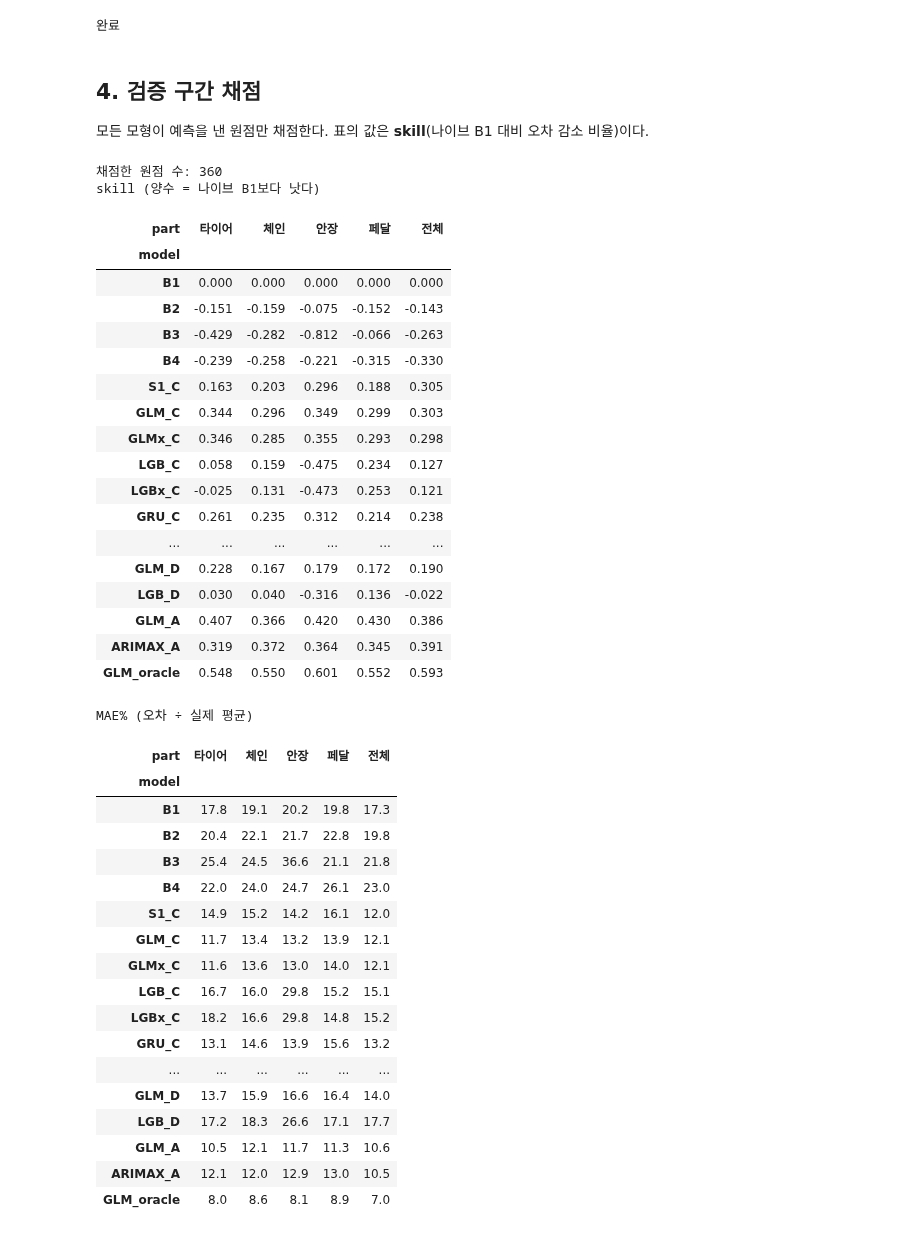
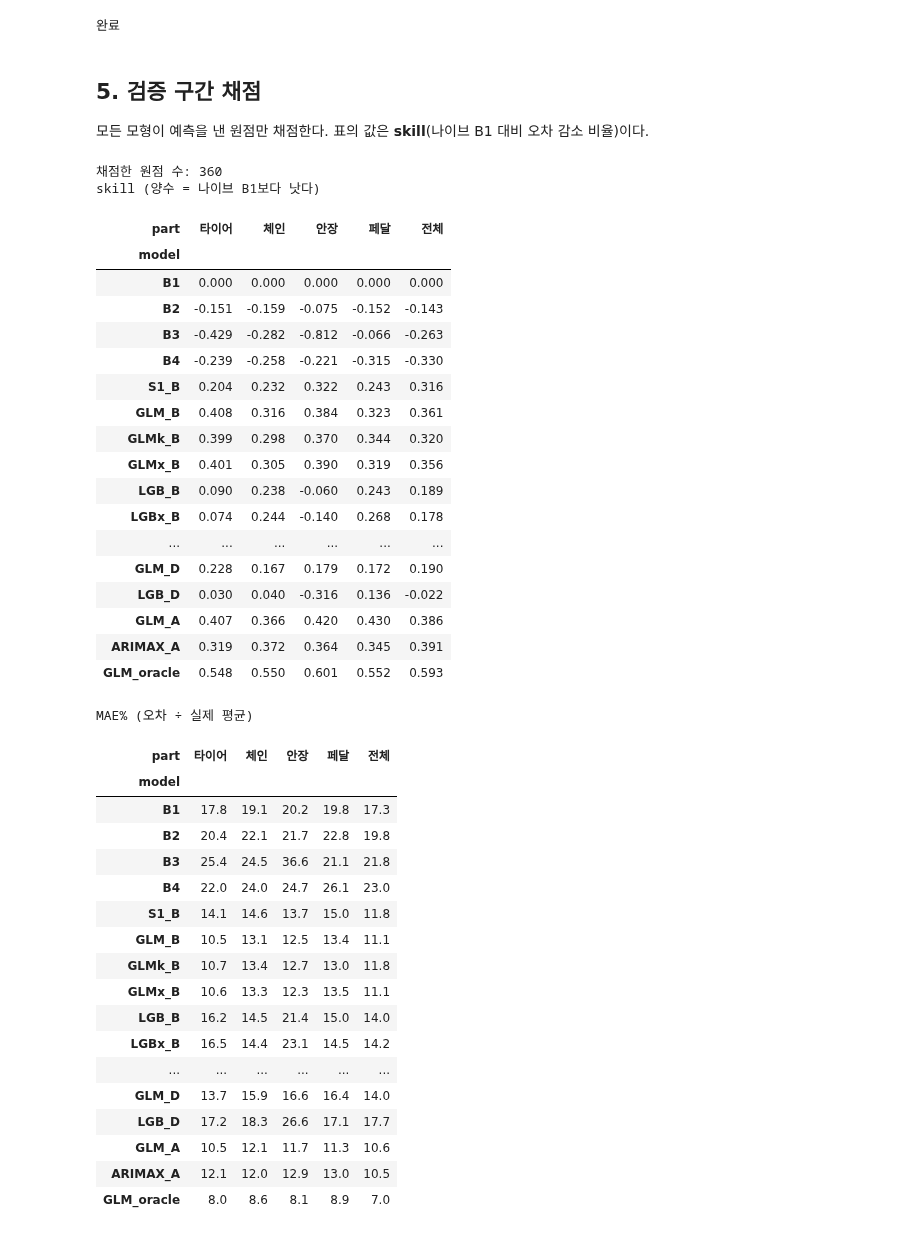
Before and after one commit to Junyeop-Shin/dareungi, a Jupyter notebook: notebooks/1C_forecast.ipynb, the cells around one changed output. Cells and saved outputs as stored; diff of their text form; code cells hidden in the pictures.

```diff
--- a/notebooks/1C_forecast.ipynb
+++ b/notebooks/1C_forecast.ipynb
@@ -186,27 +213,22 @@ print("음이항 모형의 alpha(흩어짐):", {PARTS[k]: round(v, 4) for k, v i
 음이항 모형의 alpha(흩어짐): {'타이어': 0.0079, '체인': 0.0156, '안장': 0.0074, '페달': 0.011, '전체': 0.0144}
 # %%
 # --- LightGBM ---------------------------------------------------------------------------
-# 학습은 실측 날씨(A)로 만든 특성으로, 예측은 시나리오 값으로 만든 특성으로 한다
 F_tr = future_frame(m, ti, "A"); E_tr_nowx = np.asarray(expo_model_nowx.predict(F_tr))
-F_trC = future_frame(m, ti, "C")                    # 학습 원점의 '예보 오차가 섞인' 미래 7일 표
-# 학습 원점의 대여량 예측은 교차 예측으로 만든다(대여량 모형이 자기가 학습한 날을 예측하면 실제보다 너무 잘 맞기 때문. py/fc_expo.py의 expo_oof 참고)
-E_tr = expo_oof(rows_C, F_trC, ROUNDS)
-E_tr0 = np.asarray(expo_model.predict(F_tr))        # 비교용(GRU0): 처음 쓰던 대여량 모형
-_w = lambda f, e: pd.Series(np.asarray(e)).groupby(f.oi.to_numpy()).sum().to_numpy()
-_a = F_tr.groupby("oi").rentals.sum().to_numpy()
-print("학습 원점에서 주간 대여량 예측 오차율: 교차 예측", round(float(np.abs(_w(F_trC, E_tr) - _a).mean() / _a.mean() * 100), 2), "% (검증 구간의 오차율과 비슷해야 한다)")
-lgb_imp, lgb_rounds = {}, {}
+# 학습 원점의 대여량 예측: K2(음이항)는 자기 학습 자료를 다시 예측해도 크게 유리하지 않아 그대로 쓴다
+E_tr = k2_pred(F_trB)
+_w = lambda f, e: pd.Series(np.asarray(e)).groupby(f.oi.to_numpy()).sum().to_numpy(); _a = F_tr.groupby("oi").rentals.sum().to_numpy()
+print("학습 원점에서 주간 대여량 예측 오차율(K2, 기상청 예보):", round(float(np.abs(_w(F_trB, E_tr) - _a).mean() / _a.mean() * 100), 2), "%")
+lgb_imp, lgb_rounds_ = {}, {}
 for part in PARTS:
     yb = base[base.part == part][["i", "y"]].rename(columns={"i": "oi"})
-    tr = week_feats(m, part, F_tr, E_tr).merge(yb, on="oi")
-    va = {scn: week_feats(m, part, F[scn], E[scn]).merge(yb, on="oi") for scn in "AC"}
-    out, imp, rounds = fit_predict_lgb(tr, va["C"], LGB_BASE + LGB_WX, HOLD_FROM)
-    add(out, part, "LGB_C"); lgb_imp[PARTS[part]] = imp; lgb_rounds[PARTS[part]] = rounds
-    out, imp_x, _ = fit_predict_lgb(tr, va["C"], LGB_BASE + LGB_WX + LGB_EXTRA, HOLD_FROM)
-    add(out, part, "LGBx_C"); lgb_imp[PARTS[part] + " (x)"] = imp_x
-    # 날씨 없음: 날씨 특성을 빼고, 대여량 예측도 날씨 없는 모형의 것
+    tr = week_feats(m, part, F_tr, E_tr).merge(yb, on="oi")                  # 학습 특성: 날씨는 실측, 대여량은 예측
+    va = week_feats(m, part, F["B"], E["B"]).merge(yb, on="oi")
+    out, imp, rounds = fit_predict_lgb(tr, va, LGB_BASE + LGB_WX, HOLD_FROM)
+    add(out, part, "LGB_B"); lgb_imp[PARTS[part]] = imp; lgb_rounds_[PARTS[part]] = rounds
+    out, imp_x, _ = fit_predict_lgb(tr, va, LGB_BASE + LGB_WX + LGB_EXTRA, HOLD_FROM)
+    add(out, part, "LGBx_B"); lgb_imp[PARTS[part] + " (x)"] = imp_x
     tr_d = week_feats(m, part, F_tr, E_tr_nowx).merge(yb, on="oi"); va_d = week_feats(m, part, F["D"], E["D"]).merge(yb, on="oi")
     out, _, _ = fit_predict_lgb(tr_d, va_d, LGB_BASE, HOLD_FROM)
     add(out, part, "LGB_D")
-print("나무 개수(학습 구간 뒤쪽 원점의 오차로 정함):", lgb_rounds)
+print("나무 개수(학습 구간 뒤쪽 원점의 오차로 정함):", lgb_rounds_)
 # %% [output]
@@ -225,49 +247,48 @@ print("고른 차수 (p, d, q):", arima_order)
 # --- GRU(딥러닝) -------------------------------------------------------------------------
 for part in PARTS:
     y_all = base[base.part == part].set_index("i").y
-    for extra, name in ((False, "GRU_C"), (True, "GRUx_C")):
-        a_tr = make_arrays(m, part, F_tr, E_tr, extra)                  # 학습 입력: 날씨는 실측, 대여량은 교차 예측
-        a_va_pred = make_arrays(m, part, F["C"], E["C"], extra)         # 평가는 오차 주입 날씨 입력
+    for extra, name in ((False, "GRU_B"), (True, "GRUx_B")):
+        a_tr = make_arrays(m, part, F_tr, E_tr, extra)                  # 학습 입력: 날씨는 실측, 대여량은 예측
+        a_va_pred = make_arrays(m, part, F["B"], E["B"], extra)         # 평가는 기상청 예보 입력
         add(fit_predict_gru(a_tr, y_all.loc[ti].to_numpy(), ti >= HOLD_FROM, a_va_pred), part, name)
-    # GRUn: 학습 입력의 날씨도 예보 오차가 섞인 것으로
-    add(fit_predict_gru(make_arrays(m, part, F_trC, E_tr), y_all.loc[ti].to_numpy(), ti >= HOLD_FROM, make_arrays(m, part, F["C"], E["C"])), part, "GRUn_C")
-    # GRU0: 대여량 예측을 처음 모형(E0)으로(커밋 285e375 때의 구성)
-    add(fit_predict_gru(make_arrays(m, part, F_tr, E_tr0), y_all.loc[ti].to_numpy(), ti >= HOLD_FROM, make_arrays(m, part, F["C"], E0_C)), part, "GRU0_C")
+    # GRUn: 학습 입력의 날씨도 기상청 예보로
+    add(fit_predict_gru(make_arrays(m, part, F_trB, E_tr), y_all.loc[ti].to_numpy(), ti >= HOLD_FROM, make_arrays(m, part, F["B"], E["B"])), part, "GRUn_B")
 print("완료")
 # %% [output]
 완료
 # %% [markdown]
-## 4. 검증 구간 채점
+## 5. 검증 구간 채점
 
 모든 모형이 예측을 낸 원점만 채점한다. 표의 값은 **skill**(나이브 B1 대비 오차 감소 비율)이다.
 # %%
 valid_preds = pd.concat(preds, ignore_index=True)
 sc = score(valid_preds, base)
 sc = sc[sc.split == "valid"].drop(columns="split")
 save_tab(sc.round(4), "valid", index=False)
 
-ORDER = ["B1", "B2", "B3", "B4", "S1_C", "GLM_C", "GLMx_C", "LGB_C", "LGBx_C", "GRU_C", "GRUx_C", "GRUn_C", "GLM0_C", "GRU0_C", "GLM_D", "LGB_D", "GLM_A", "ARIMAX_A", "GLM_oracle"]
+ORDER = ["B1", "B2", "B3", "B4", "S1_B", "GLM_B", "GLMk_B", "GLMx_B", "LGB_B", "LGBx_B", "GRU_B", "GRUn_B", "GRUx_B",
+         "GLM0_B", "GLM_C", "GLM_D", "LGB_D", "GLM_A", "ARIMAX_A", "GLM_oracle"]
 skill = sc.pivot(index="model", columns="part", values="skill").rename(columns=PARTS).reindex(ORDER)[list(PARTS.values())]
 print("채점한 원점 수:", int(sc.n.iloc[0]))
 print("skill (양수 = 나이브 B1보다 낫다)")
 display(skill.round(3))
 print("MAE% (오차 ÷ 실제 평균)")
 display(sc.pivot(index="model", columns="part", values="MAEpct").rename(columns=PARTS).reindex(ORDER)[list(PARTS.values())].round(1))
 # %% [output]
 채점한 원점 수: 360
 skill (양수 = 나이브 B1보다 낫다)
 | part | 타이어 | 체인 | 안장 | 페달 | 전체 |
 | model |  |  |  |  |  |
 | B1 | 0.000 | 0.000 | 0.000 | 0.000 | 0.000 |
 | B2 | -0.151 | -0.159 | -0.075 | -0.152 | -0.143 |
 | B3 | -0.429 | -0.282 | -0.812 | -0.066 | -0.263 |
 | B4 | -0.239 | -0.258 | -0.221 | -0.315 | -0.330 |
-| S1_C | 0.163 | 0.203 | 0.296 | 0.188 | 0.305 |
-| GLM_C | 0.344 | 0.296 | 0.349 | 0.299 | 0.303 |
-| GLMx_C | 0.346 | 0.285 | 0.355 | 0.293 | 0.298 |
-| LGB_C | 0.058 | 0.159 | -0.475 | 0.234 | 0.127 |
-| LGBx_C | -0.025 | 0.131 | -0.473 | 0.253 | 0.121 |
-| GRU_C | 0.261 | 0.235 | 0.312 | 0.214 | 0.238 |
+| S1_B | 0.204 | 0.232 | 0.322 | 0.243 | 0.316 |
+| GLM_B | 0.408 | 0.316 | 0.384 | 0.323 | 0.361 |
+| GLMk_B | 0.399 | 0.298 | 0.370 | 0.344 | 0.320 |
+| GLMx_B | 0.401 | 0.305 | 0.390 | 0.319 | 0.356 |
+| LGB_B | 0.090 | 0.238 | -0.060 | 0.243 | 0.189 |
+| LGBx_B | 0.074 | 0.244 | -0.140 | 0.268 | 0.178 |
 | ... | ... | ... | ... | ... | ... |
 | GLM_D | 0.228 | 0.167 | 0.179 | 0.172 | 0.190 |
 | LGB_D | 0.030 | 0.040 | -0.316 | 0.136 | -0.022 |
@@ -281,12 +302,12 @@ MAE% (오차 ÷ 실제 평균)
 | B2 | 20.4 | 22.1 | 21.7 | 22.8 | 19.8 |
 | B3 | 25.4 | 24.5 | 36.6 | 21.1 | 21.8 |
 | B4 | 22.0 | 24.0 | 24.7 | 26.1 | 23.0 |
-| S1_C | 14.9 | 15.2 | 14.2 | 16.1 | 12.0 |
-| GLM_C | 11.7 | 13.4 | 13.2 | 13.9 | 12.1 |
-| GLMx_C | 11.6 | 13.6 | 13.0 | 14.0 | 12.1 |
-| LGB_C | 16.7 | 16.0 | 29.8 | 15.2 | 15.1 |
-| LGBx_C | 18.2 | 16.6 | 29.8 | 14.8 | 15.2 |
-| GRU_C | 13.1 | 14.6 | 13.9 | 15.6 | 13.2 |
+| S1_B | 14.1 | 14.6 | 13.7 | 15.0 | 11.8 |
+| GLM_B | 10.5 | 13.1 | 12.5 | 13.4 | 11.1 |
+| GLMk_B | 10.7 | 13.4 | 12.7 | 13.0 | 11.8 |
+| GLMx_B | 10.6 | 13.3 | 12.3 | 13.5 | 11.1 |
+| LGB_B | 16.2 | 14.5 | 21.4 | 15.0 | 14.0 |
+| LGBx_B | 16.5 | 14.4 | 23.1 | 14.5 | 14.2 |
 | ... | ... | ... | ... | ... | ... |
 | GLM_D | 13.7 | 15.9 | 16.6 | 16.4 | 14.0 |
 | LGB_D | 17.2 | 18.3 | 26.6 | 17.1 | 17.7 |
```
Also changed, not shown: parts of 30 cells of this notebook, 20 other files.
